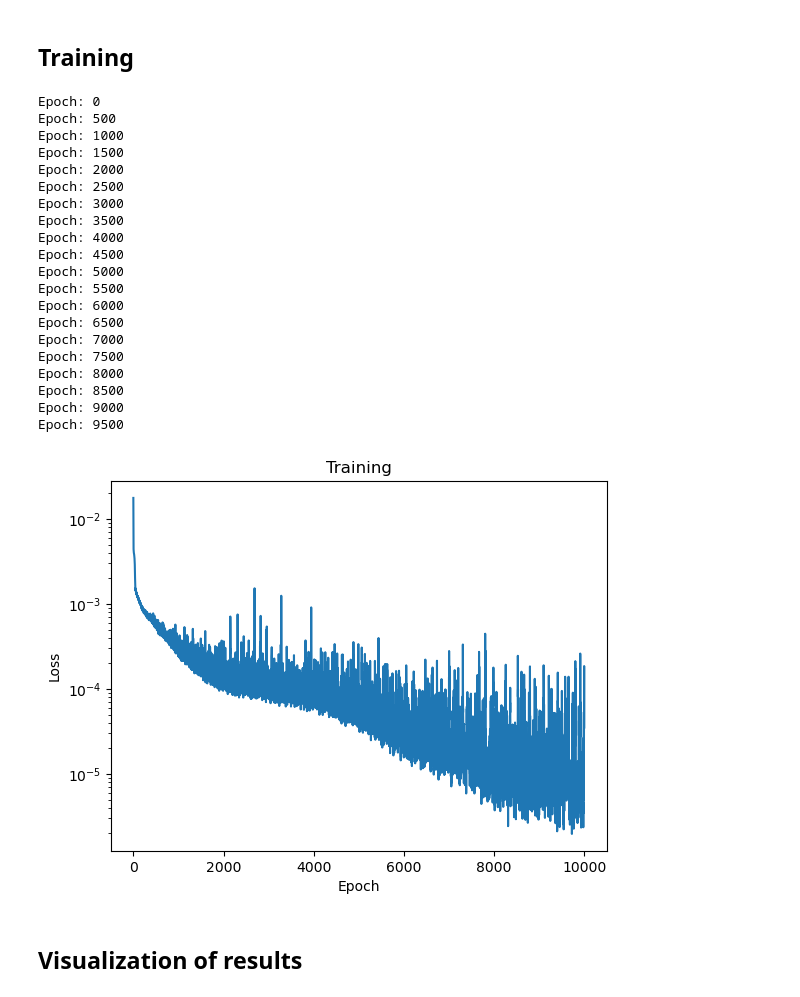
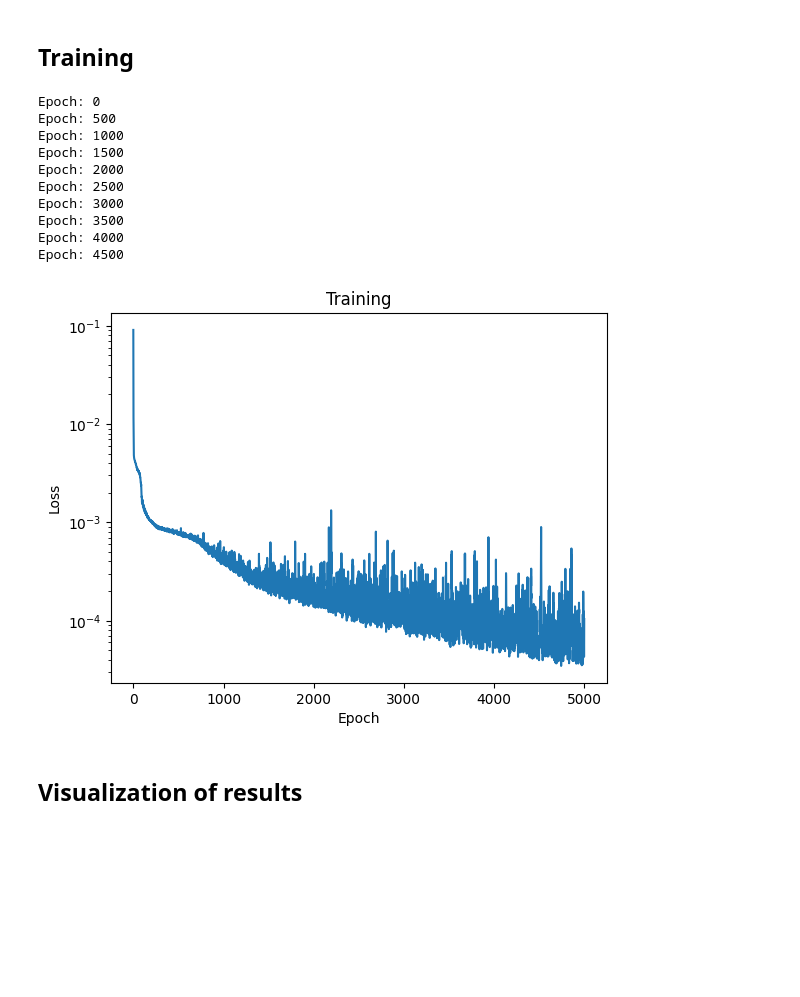
Before and after one commit to sebatomon/PINNs_for_simple_shape_optimization, a Jupyter notebook: torch.ipynb, the cells around one changed output. Cells and saved outputs as stored; diff of their text form; code cells hidden in the pictures; blank space fills up the shorter version.

```diff
--- a/torch.ipynb
+++ b/torch.ipynb
@@ -103,18 +105,19 @@ and strain
 $$ \varepsilon_{ij} = \frac{1}{2} \left( \frac{\partial u_i}{\partial x_j} +  \frac{\partial u_j}{\partial x_i}\right).$$
 # %%
 def sigma(x):
-    dudx = torch.func.jacrev(net)(x)
+    dudx = functorch.jacrev(net)(x)
     eps =  0.5 * (dudx + dudx.T)
     return 2.0 * MU * eps + LBD * torch.trace(eps) * torch.eye(2)
 
 def pde_residual(x):
-    dsdx = torch.func.jacrev(sigma)(x)
+    dsdx = functorch.jacrev(sigma)(x)
     residual_x = dsdx[0,0,0] + dsdx[0,1,1] - B0
     residual_y = dsdx[1,0,0] + dsdx[1,1,1]
     return residual_x, residual_y
 # %% [markdown]
 ## The loss function
 # %%
+
 W_PDE = 0.01
 W_NEUMANN = 0.1
 W_DATA = 0.0
@@ -124,7 +127,7 @@ mse = torch.nn.MSELoss()
 
 def compute_loss(net, collocation):
     # pde
-    res_x, res_y = torch.vmap(pde_residual)(collocation)
+    res_x, res_y = functorch.vmap(pde_residual)(collocation)
     zeros = torch.zeros_like(res_x)
     pde_error = mse(res_x, zeros) + mse(res_y, zeros)
 
@@ -149,14 +152,14 @@ def compute_loss(net, collocation):
     top_error = mse(pred_top[:,1], bc_top)
 
     # hole boundary
-    stress_hole = torch.vmap(sigma)(hole)
+    stress_hole = functorch.vmap(sigma)(hole)
     traction = torch.einsum("...ij,...j->...i", stress_hole, n_hole)
     zeros = torch.zeros_like(traction[:,0])
     hole_error = mse(traction[:,0], zeros) + mse(traction[:,1], zeros)
 
     # data error
     stress_data = data_output[:, 0:3]
-    stress_prediction = torch.vmap(sigma)(data_input[:, 0:2])
+    stress_prediction = functorch.vmap(sigma)(data_input[:, 0:2])
     data_error = mse(stress_data[:,0], stress_prediction[:,0,0]) + mse(stress_data[:,1], stress_prediction[:,1,1]) + mse(stress_data[:,2], stress_prediction[:,0,1])
 
     return (
@@ -177,47 +180,37 @@ optimizer = torch.optim.Adam(net.parameters(), lr=0.001)
 
 batch_size = 64
 
-for epoch in range(10000):
+for epoch in range(5000):
     if epoch % 500 == 0:
         print(f"Epoch: {epoch}")
     permutation = torch.randperm(collocation.size()[0])
     for i in range(0, collocation.size()[0], batch_size):
         indices = permutation[i:i+batch_size]
         optimizer.zero_grad()
         loss = compute_loss(net, collocation[indices])
         loss.backward(retain_graph=True)
         optimizer.step()
 
     with torch.autograd.no_grad():
     	history.append(float(loss.data))
 
 plt.semilogy(history)
 plt.title("Training")
 plt.ylabel("Loss")
 plt.xlabel("Epoch")
 plt.show()
 # %% [output]
 Epoch: 0
 Epoch: 500
 Epoch: 1000
 Epoch: 1500
 Epoch: 2000
 Epoch: 2500
 Epoch: 3000
 Epoch: 3500
 Epoch: 4000
 Epoch: 4500
-Epoch: 5000
-Epoch: 5500
-Epoch: 6000
-Epoch: 6500
-Epoch: 7000
-Epoch: 7500
-Epoch: 8000
-Epoch: 8500
-Epoch: 9000
-Epoch: 9500
-[figure, old version]
+[figure, new version]
 # %% [markdown]
 ## Visualization of results
 # %%
```
Also changed, not shown: parts of 2 cells of this notebook, 2 other files.
